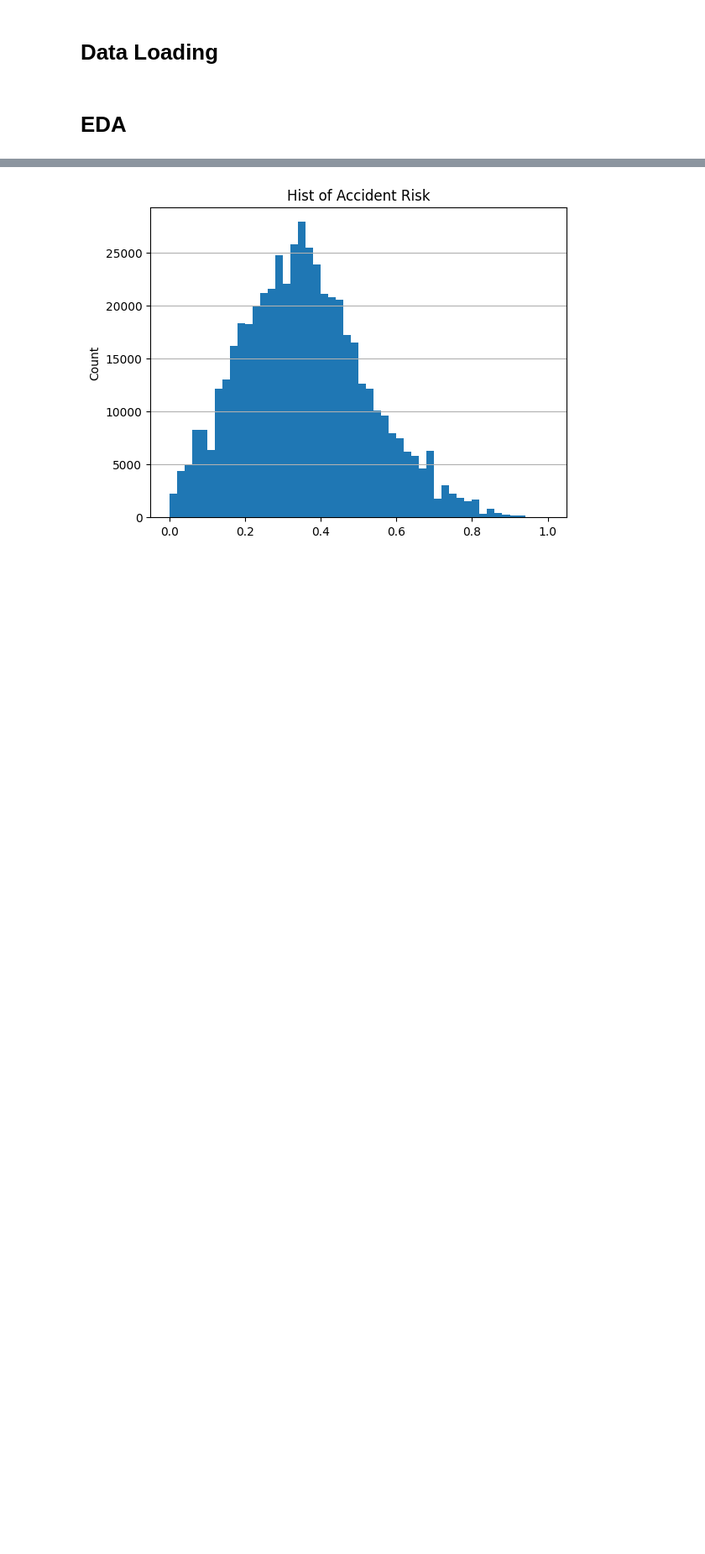
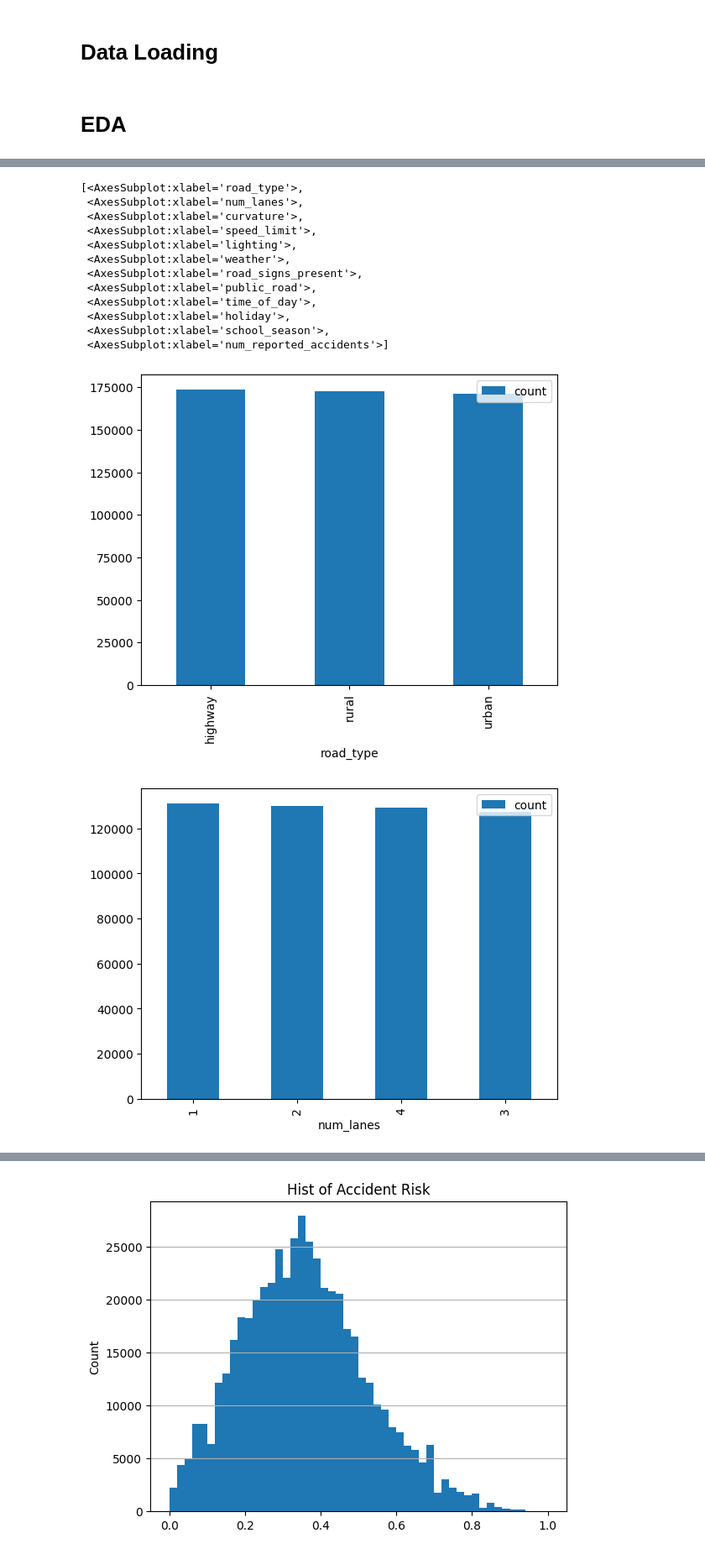
Before and after one commit to Enzo-Olivieri/Predicting-Road-Accident-Risk, a Jupyter notebook: Model.ipynb, the cells around one changed output, grey strips where cells are left out. Shown: that part at 84% size. Cells and saved outputs as stored; diff of their text form; code cells hidden in the pictures; blank space fills up the shorter version.

```diff
--- a/Model.ipynb
+++ b/Model.ipynb
@@ -62 +66,18 @@ dtypes: bool(4), float64(2), int64(4), object(4)
 memory usage: 41.5+ MB
+# %%
+[pd.DataFrame(X_train_full[col].value_counts()).plot(kind='bar') for col in X_train_full.columns ]
+# %% [output]
+[<AxesSubplot:xlabel='road_type'>,
+ <AxesSubplot:xlabel='num_lanes'>,
+ <AxesSubplot:xlabel='curvature'>,
+ <AxesSubplot:xlabel='speed_limit'>,
+ <AxesSubplot:xlabel='lighting'>,
+ <AxesSubplot:xlabel='weather'>,
+ <AxesSubplot:xlabel='road_signs_present'>,
+ <AxesSubplot:xlabel='public_road'>,
+ <AxesSubplot:xlabel='time_of_day'>,
+ <AxesSubplot:xlabel='holiday'>,
+ <AxesSubplot:xlabel='school_season'>,
+ <AxesSubplot:xlabel='num_reported_accidents'>]
+[figure, added]
+[figure, added]
```
Also changed, not shown: parts of 20 cells of this notebook.
